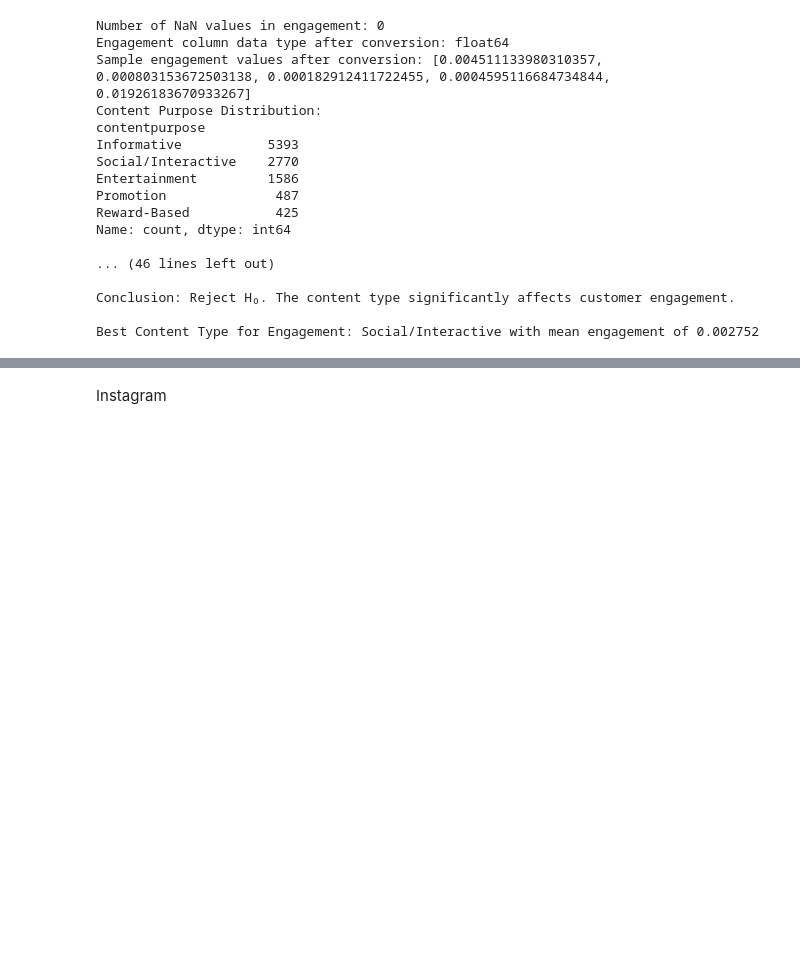
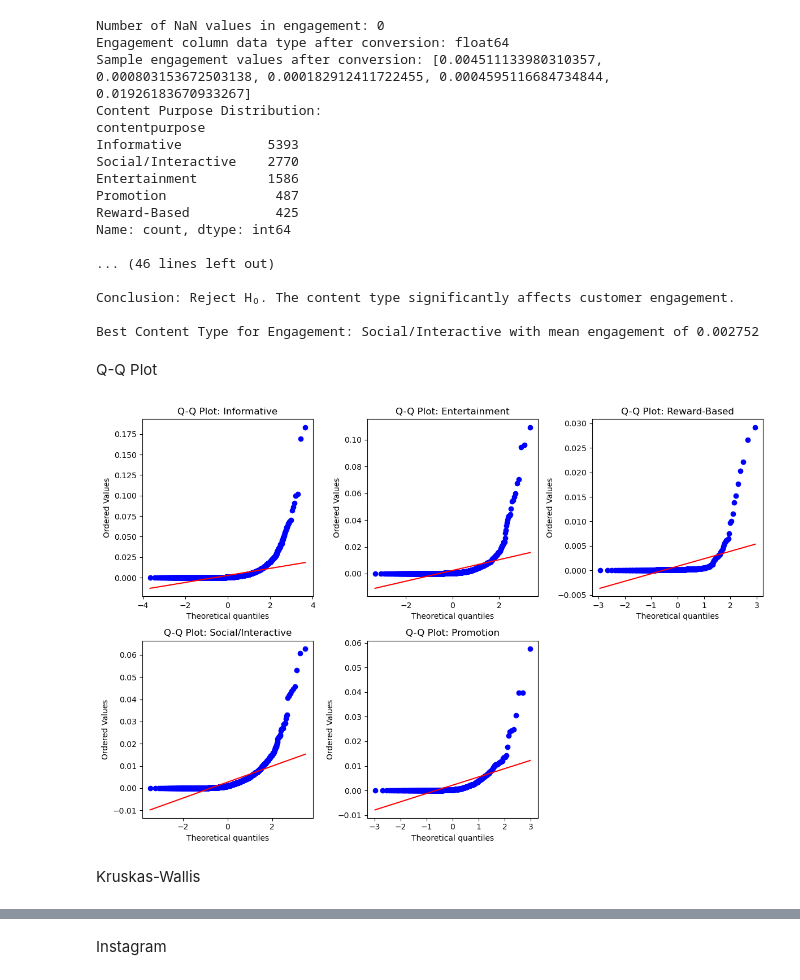
Before and after one commit to ziyuka/DMS, a Jupyter notebook: DMS_GamingIndustry.ipynb, the cells around one changed output, grey strips where cells are left out. Saved outputs shown, nothing was run; the diff lists cells and outputs as text; code cells hidden in the pictures; blank space fills up the shorter version.

```diff
--- a/DMS_GamingIndustry.ipynb
+++ b/DMS_GamingIndustry.ipynb
@@ -919,3 +1090,33 @@ Name: count, dtype: int64
 Conclusion: Reject H₀. The content type significantly affects customer engagement.
 
 Best Content Type for Engagement: Social/Interactive with mean engagement of 0.002752
+# %% [markdown]
+Q-Q Plot
+# %%
+import matplotlib.pyplot as plt
+import scipy.stats as stats
+
+# Step 1: Ensure engagement is numeric and clean the data
+FB_data['engagement'] = pd.to_numeric(FB_data['engagement'], errors='coerce')
+FB_data = FB_data.dropna(subset=['engagement'])
+
+# Clean contentpurpose column, removing "Unknown" and missing values
+FB_data = FB_data[FB_data['contentpurpose'].notna() & (FB_data['contentpurpose'] != 'Unknown')]
+
+# Step 2: Plot Q-Q plots for each content purpose group
+plt.figure(figsize=(12, 8))
+
+# Iterate over each unique contentpurpose and plot the Q-Q plot
+for i, group in enumerate(FB_data['contentpurpose'].unique()):
+    engagements = FB_data[FB_data['contentpurpose'] == group]['engagement']
+
+    plt.subplot(2, 3, i + 1)  # Create subplots for each group
+    stats.probplot(engagements, dist="norm", plot=plt)
+    plt.title(f"Q-Q Plot: {group}")
+
+plt.tight_layout()
+plt.show()
+# %% [output]
+[figure, added]
+# %% [markdown]
+Kruskas-Wallis
```
Also changed, not shown: parts of 28 cells of this notebook.
